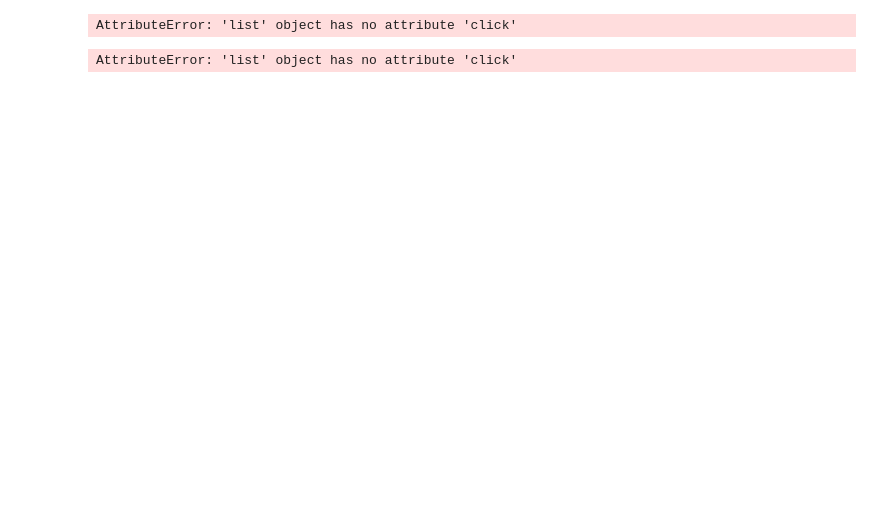
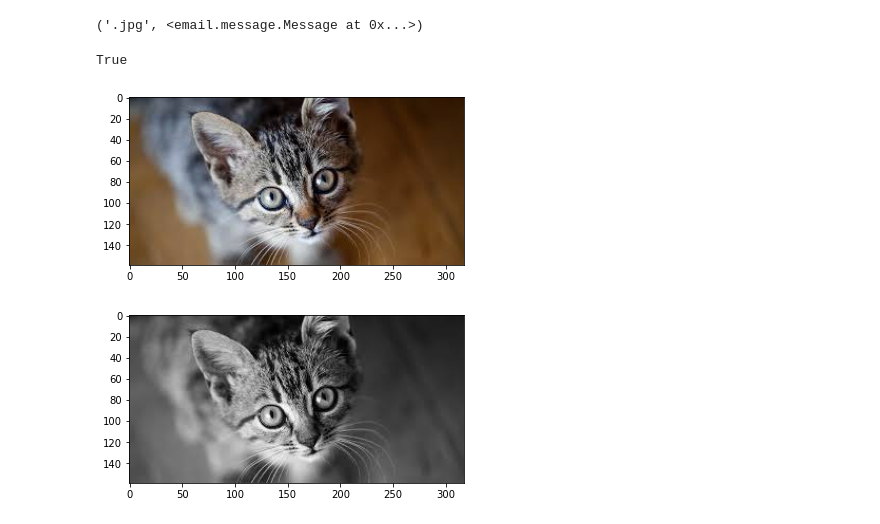
Before and after one commit to yoonsula/Python-data_analysis-and-image_processing, a Jupyter notebook: OpenCV.ipynb, the cells around one changed output. Saved outputs shown, nothing was run; the diff lists cells and outputs as text; code cells hidden in the pictures; blank space fills up the shorter version.

```diff
--- a/OpenCV.ipynb
+++ b/OpenCV.ipynb
@@ -16,13 +17,34 @@ elem = driver.find_element_by_name("q")
 elem.send_keys("cat")
 elem.send_keys(Keys.RETURN)
 
-images = driver.find_elements_by_css_selector(".rg_i.Q4LuWd")
-images.click()
+driver.find_element_by_css_selector(".rg_i.Q4LuWd").click()
+time.sleep(2)
+imgUrl = driver.find_element_by_xpath("/html/body/div[2]/c-wiz/div[3]/div[2]/div[3]/div/div/div[3]/div[2]/c-wiz/div/div[1]/div[1]/div/div[2]/a/img").get_attribute("src")
+urllib.request.urlretrieve(imgUrl,"cat.jpg")
 # %% [output]
-AttributeError: 'list' object has no attribute 'click'
+('.jpg', <email.message.Message at 0x...>)
-# %%
-time.sleep(2)
-imgUrl = driver.find_element_by_xpath("/html/body/div[2]/c-wiz/div[3]/div[2]/div[3]/div/div/div[3]/div[2]/c-wiz/div/div[1]/div[1]/div/div[2]/a/img").get_attribute("src")
-urllib.request.urlretrieve(imgUrl,".jpg")
-# %% [output]
-AttributeError: 'list' object has no attribute 'click'
+# %%
+img_basic = cv2.imread('cat.jpg',cv2.IMREAD_COLOR)
+cv2.imshow('Image_Basic',img_basic)
+cv2.waitKey(0)
+cv2.imwrite('result1.png',img_basic)
+
+cv2.destroyAllWindows()
+
+img_gray = cv2.cvtColor(img_basic, cv2.COLOR_BGR2GRAY)
+cv2.imshow('Image_Gray',img_gray)
+cv2.waitKey(0)
+cv2.imwrite('result2.png',img_gray)
+# %% [output]
+True
+# %%
+img_basic = cv2.imread('cat.jpg',cv2.IMREAD_COLOR)
+plt.imshow(cv2.cvtColor(img_basic,cv2.COLOR_BGR2RGB))
+plt.show()
+
+img_basic = cv2.cvtColor(img_basic, cv2.COLOR_BGR2GRAY)
+plt.imshow(cv2.cvtColor(img_basic,cv2.COLOR_GRAY2RGB))
+plt.show()
+# %% [output]
+[figure, added]
+[figure, added]
```
Also changed, not shown: parts of 2 cells of this notebook, 1 other file.
